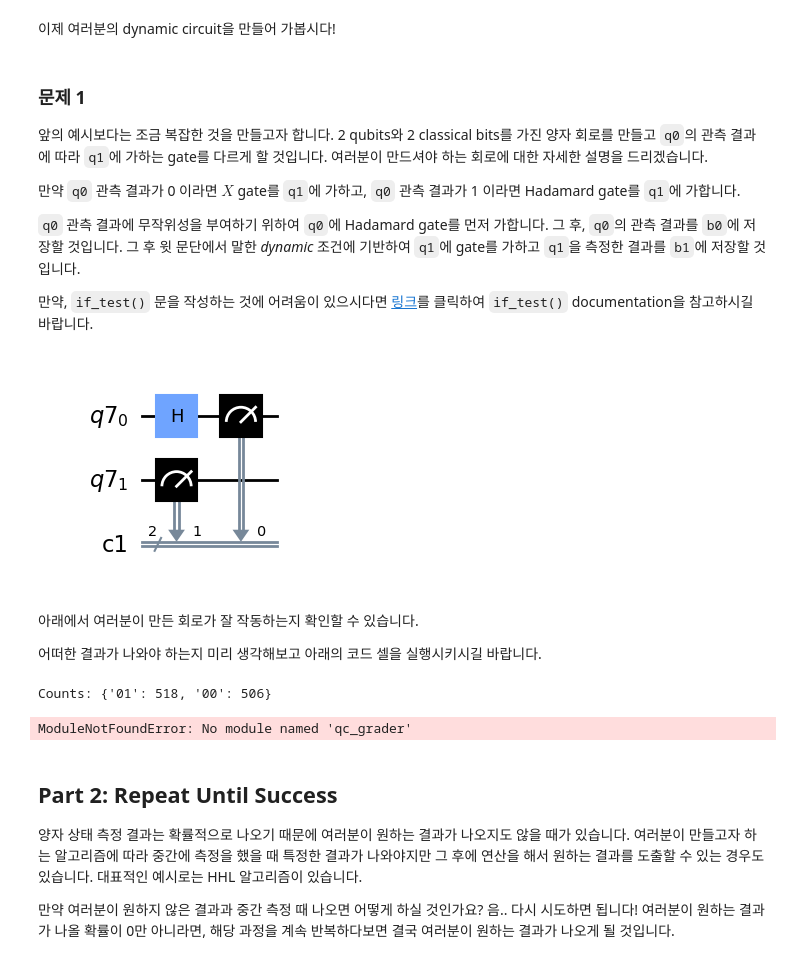
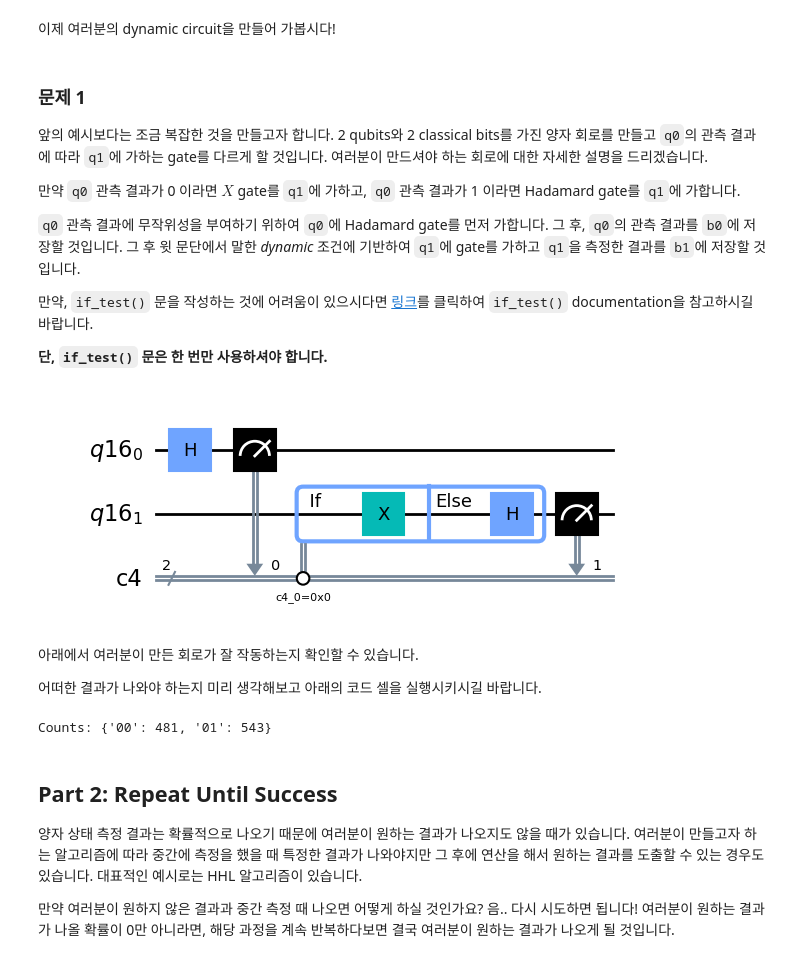
Before and after one commit to goseumdochy/qiskit-fall-fest-2023ku-challenge-notebook, a Jupyter notebook: Challenge5_solution.ipynb, the cells around one changed output. Cells and saved outputs as stored; diff of their text form; code cells hidden in the pictures.

```diff
--- a/Challenge5_solution.ipynb
+++ b/Challenge5_solution.ipynb
@@ -99,0 +102,6 @@ plot_histogram(reset_sim_counts)
+# %%
+with qc.if_test(조건) as else_:
+    # 조건 만족할 때 수행할 작업
+
+with else_:
+    # 조건 불만족 시 수행할 작업
@@ -99,0 +112,30 @@ plot_histogram(reset_sim_counts)
+# %%
+from qiskit import QuantumCircuit
+from qiskit.circuit import QuantumRegister, ClassicalRegister
+
+qr = QuantumRegister(1)
+cr = ClassicalRegister(2)
+qc = QuantumCircuit(qr, cr)
+
+# unpack the qubit and classical bits from the registers
+(q0,) = qr
+b0, b1 = cr
+
+# apply Hadamard
+qc.h(q0)
+# measure
+qc.measure(q0, b0)
+
+# begin if test block. the contents of the block are executed if b0 == 1
+with qc.if_test((b0, 1)) as else_:
+    # if the condition is satisfied (b0 == 1), then flip the bit back to 0
+    qc.x(q0)
+
+
+with else_:
+    # if the condition is satisfied (b0 != 1), then apply identity operator to 0
+    qc.i(q0)
+# finally, measure q0 again
+qc.measure(q0, b1)
+
+qc.draw(output="mpl", idle_wires=False)
@@ -109,30 +153,34 @@ plot_histogram(reset_sim_counts)
 `q0` 관측 결과에 무작위성을 부여하기 위하여 `q0`에 Hadamard gate를 먼저 가합니다. 그 후, `q0`의 관측 결과를 `b0`에 저장할 것입니다. 그 후 윗 문단에서 말한 _dynamic_ 조건에 기반하여 `q1`에 gate를 가하고 `q1`을 측정한 결과를 `b1`에 저장할 것입니다.
 
 만약, `if_test()` 문을 작성하는 것에 어려움이 있으시다면 [링크](https://docs.quantum-computing.ibm.com/api/qiskit/qiskit.circuit.QuantumCircuit#if_test-1)를 클릭하여 `if_test()` documentation을 참고하시길 바랍니다.
+
+**단, `if_test()` 문은 한 번만 사용하셔야 합니다.**
 # %%
 qr = QuantumRegister(2)
 cr = ClassicalRegister(2)
 qc = QuantumCircuit(qr, cr)
 
 q0, q1 = qr
 b0, b1 = cr
 
 qc.h(q0)
 qc.measure(q0, b0)
 
 
 ## Write your code below this line ##
 
-
-
+with qc.if_test((b0, 0)) as else_:
+    qc.x(q1)
+with else_:
+    qc.h(q1)
 
 ## Do not change the code below this line ##
 
 
 qc.measure(q1, b1)
 qc.draw(output="mpl", idle_wires=False)
 # %% [output]
-[figure, old version]
+[figure, new version]
 # %% [markdown]
 아래에서 여러분이 만든 회로가 잘 작동하는지 확인할 수 있습니다.
 
@@ -146,15 +194,13 @@ counts_1 = result_1.get_counts()
 
 print(f"Counts: {counts_1}")
 # %% [output]
-Counts: {'01': 518, '00': 506}
+Counts: {'00': 481, '01': 543}
 # %%
 # Grader Cell: Run this to submit your answer
 
 from qc_grader.challenges.fall_fest23 import grade_ex3b
 
 grade_ex3b(qc)
-# %% [output]
-ModuleNotFoundError: No module named 'qc_grader'
 # %% [markdown]
 ## Part 2: Repeat Until Success
 
```
Also changed, not shown: parts of 19 cells of this notebook, 7 other files.
